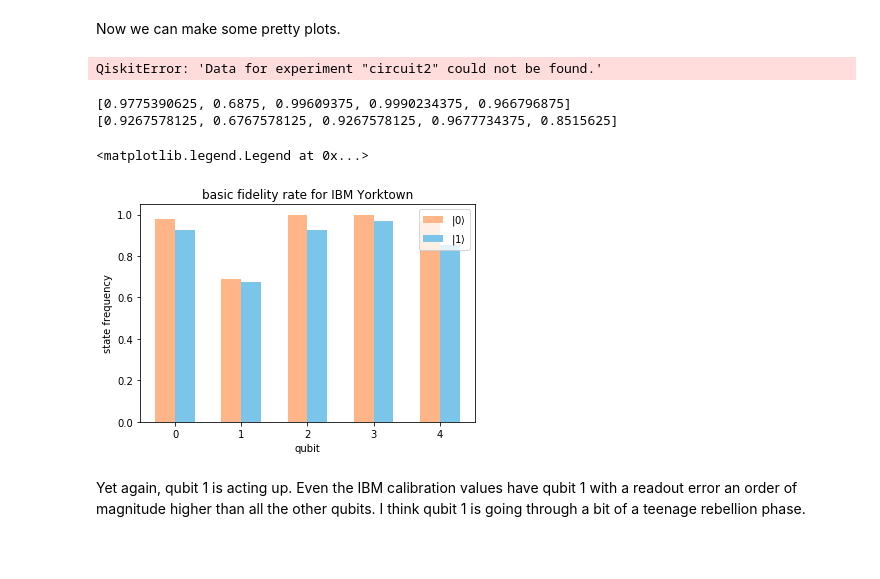
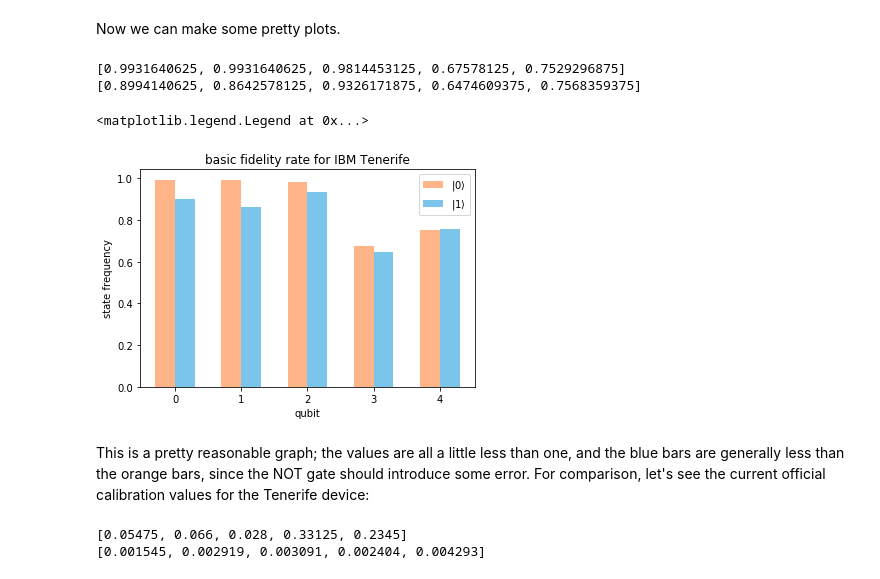
Before and after one commit to air-wreck/mentorship-notebooks, a Jupyter notebook: Basic_Error_Rate.ipynb, the cells around one changed output. Cells and saved outputs as stored; diff of their text form; code cells hidden in the pictures; blank space fills up the shorter version.

```diff
--- a/Basic_Error_Rate.ipynb
+++ b/Basic_Error_Rate.ipynb
@@ -97,13 +97,11 @@ def get_job(job_id, backend_name):
     backend = q.IBMQ.get_backend(backend_name)
     return backend.retrieve_job(job_id)
 # %%
-job_0 = get_job('5ccc88f61dbcd80074b71009', 'ibmqx2')
-job_1 = get_job('5ccc8c608a0e3600776eacf0', 'ibmqx2')
+job_0 = get_job('5cdeca8e1f8c620079a87372', 'ibmqx4')
+job_1 = get_job('5cdecbbaefd27b006f4f0887', 'ibmqx4')
 
-data_0 = job_0.result().get_counts(circuit_0)
-data_1 = job_1.result().get_counts(circuit_1)
+data_0 = job_0.result().get_counts(0)
+data_1 = job_1.result().get_counts(0)
-# %% [output]
-QiskitError: 'Data for experiment "circuit2" could not be found.'
 # %%
 # analyze a trial and return the results as a tuple
 def count_results(result, circuit, bit, shots=1024):
@@ -121,24 +119,41 @@ def count_results(result, circuit, bit, shots=1024):
 # %%
 # plot fancy barplot
 p0, s0 = count_results(data_0, circuit_0, '0')
 p1, s1 = count_results(data_1, circuit_1, '1')
 print(p0)
 print(p1)
 
 fig, ax = plt.subplots()
 width = 0.3
 qubits = np.arange(5)
 
 ax.bar(qubits - width/2, p0, width, color='#ffb587', label=r'$\vert 0 \rangle$')
 ax.bar(qubits + width/2, p1, width, color='#7cc5ea', label=r'$\vert 1 \rangle$')
-ax.set_title('basic fidelity rate for IBM Yorktown')
+ax.set_title('basic fidelity rate for IBM Tenerife')
 ax.set_ylabel('state frequency')
 ax.set_xlabel('qubit')
 ax.legend()
 # %% [output]
-[0.9775390625, 0.6875, 0.99609375, 0.9990234375, 0.966796875]
-[0.9267578125, 0.6767578125, 0.9267578125, 0.9677734375, 0.8515625]
+[0.9931640625, 0.9931640625, 0.9814453125, 0.67578125, 0.7529296875]
+[0.8994140625, 0.8642578125, 0.9326171875, 0.6474609375, 0.7568359375]
 <matplotlib.legend.Legend at 0x...>
-[figure, old version]
+[figure, new version]
-# %% [markdown]
-Yet again, qubit 1 is acting up. Even the IBM calibration values have qubit 1 with a readout error an order of magnitude higher than all the other qubits. I think qubit 1 is going through a bit of a teenage rebellion phase.
+# %% [markdown]
+This is a pretty reasonable graph; the values are all a little less than one, and the blue bars are generally less than the orange bars, since the NOT gate should introduce some error. For comparison, let's see the current official calibration values for the Tenerife device:
+# %%
+def get_readout_err(nduvs):
+    nduv = filter(lambda n: n.name == 'readout_error', nduvs)
+    return round(list(nduv)[0].value, 5)
+
+# NOT gates are implemented as u3(pi, 0, pi)
+def get_u3_err(gates):
+    u3s = filter(lambda g: g.gate == 'u3', gates)
+    val = map(lambda g: g.parameters[0].value, u3s)
+    return list(map(lambda x: round(x, 6), val))
+
+backend = q.IBMQ.get_backend('ibmqx4')
+print(list(map(get_readout_err, backend.properties().qubits)))
+print(get_u3_err(backend.properties().gates))
+# %% [output]
+[0.05475, 0.066, 0.028, 0.33125, 0.2345]
+[0.001545, 0.002919, 0.003091, 0.002404, 0.004293]
```
Also changed, not shown: parts of 17 cells of this notebook, 3 other files.
